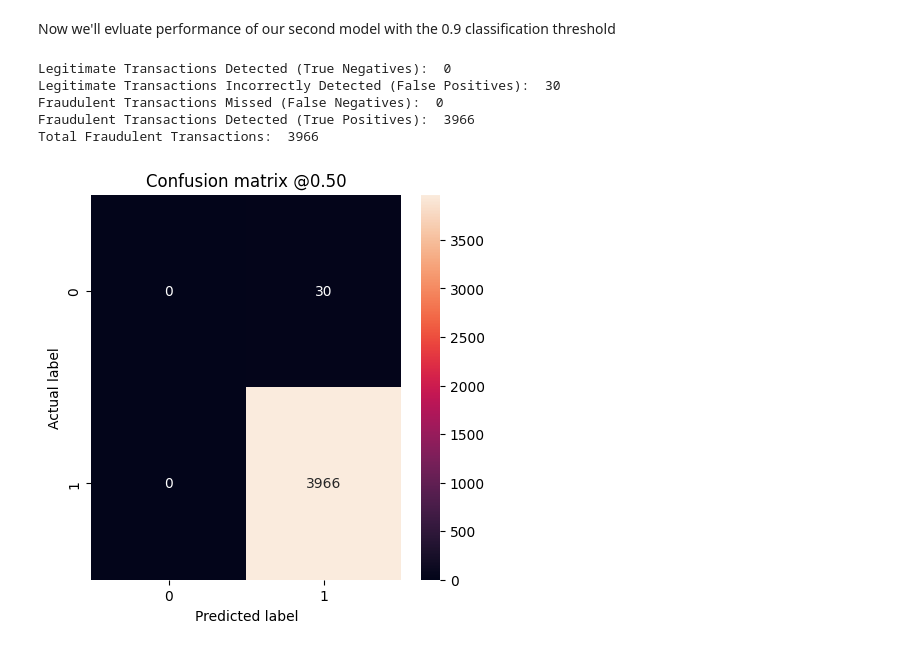
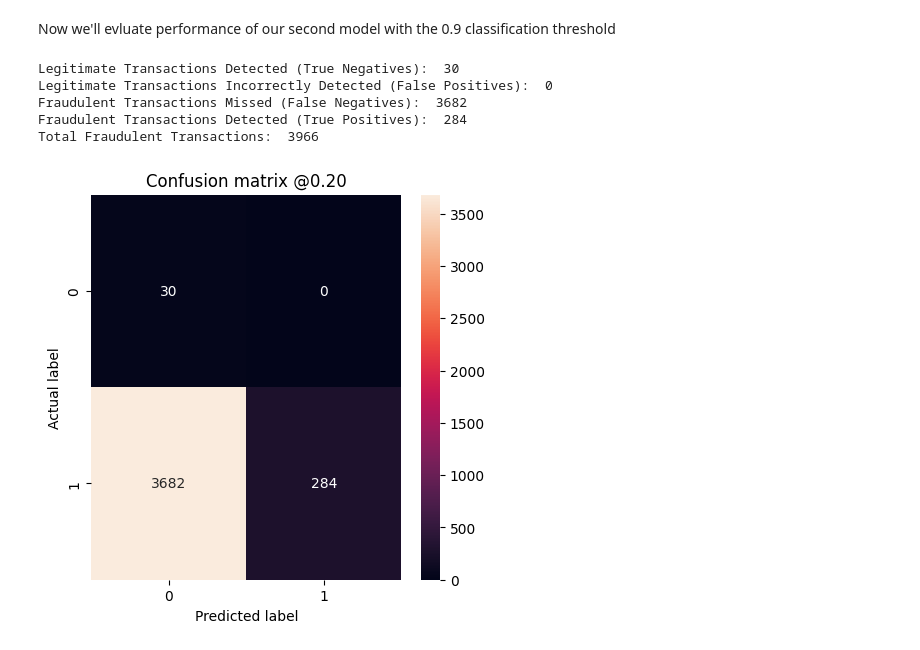
Before and after one commit to pinstripezebra/graffiti_prediction_model, a Jupyter notebook: model_training.ipynb, the cells around one changed output. Drawn from its saved outputs; the diff is of its cells as text; code cells hidden in the pictures.

```diff
--- a/model_training.ipynb
+++ b/model_training.ipynb
@@ -72,7 +88,7 @@ def plot_result(history):
     plt.legend()
     plt.show()
 
-def plot_cm(labels, predictions, threshold=0.5):
+def plot_cm(labels, predictions, threshold):
   cm = confusion_matrix(labels, predictions > threshold)
   plt.figure(figsize=(5,5))
   sns.heatmap(cm, annot=True, fmt="d")
@@ -85,6 +101,29 @@ def plot_cm(labels, predictions, threshold=0.5):
   print('Fraudulent Transactions Missed (False Negatives): ', cm[1][0])
   print('Fraudulent Transactions Detected (True Positives): ', cm[1][1])
   print('Total Fraudulent Transactions: ', np.sum(cm[1]))
+
+def make_predictions(model, val_ds, threshold):
+
+    "Takes model + validation dataframe as input, returns predictions and labels"
+
+    labels =  np.array([])
+    predictions =  np.array([])
+    # Iterating through batches and making predictions
+    for x, y in val_ds:
+        try:
+            slabels = np.concatenate([labels, y.numpy()])
+            predictions = np.concatenate([predictions,
+                                        [0 if i < threshold else 1 for i in model.predict(x).tolist()]])
+        except:
+            print("fail")
+
+    predictions = [int(round(i, 0)) for i in predictions]
+
+    # Converting to int type
+    predictions = np.array(predictions).astype(int)
+    labels = np.array(labels).astype(int)
+
+    return predictions, labels
 # %%
 # Creating model for 500 x 500 image with a 0.5 classification threshold
 my_model = create_model(image_height, image_width, 0.5)
@@ -285,0 +278,2 @@ second_labels = np.array(second_labels).astype(int)
+# %%
+low_threshold_predictions, low_threshold_labels = make_predictions(low_threshold_model, val_ds, 0.2)
@@ -287,11 +298,11 @@ second_labels = np.array(second_labels).astype(int)
 Now we'll evluate performance of our second model with the 0.9 classification threshold
 # %%
 # Generating confusion matrix on test set
-plot_cm(second_labels, low_threshold_predictions)
+plot_cm(low_threshold_labels, low_threshold_predictions, 0.2)
 # %% [output]
-Legitimate Transactions Detected (True Negatives):  0
-Legitimate Transactions Incorrectly Detected (False Positives):  30
-Fraudulent Transactions Missed (False Negatives):  0
-Fraudulent Transactions Detected (True Positives):  3966
+Legitimate Transactions Detected (True Negatives):  30
+Legitimate Transactions Incorrectly Detected (False Positives):  0
+Fraudulent Transactions Missed (False Negatives):  3682
+Fraudulent Transactions Detected (True Positives):  284
 Total Fraudulent Transactions:  3966
-[figure, old version]
+[figure, new version]
```
Also changed, not shown: parts of 15 cells of this notebook.
